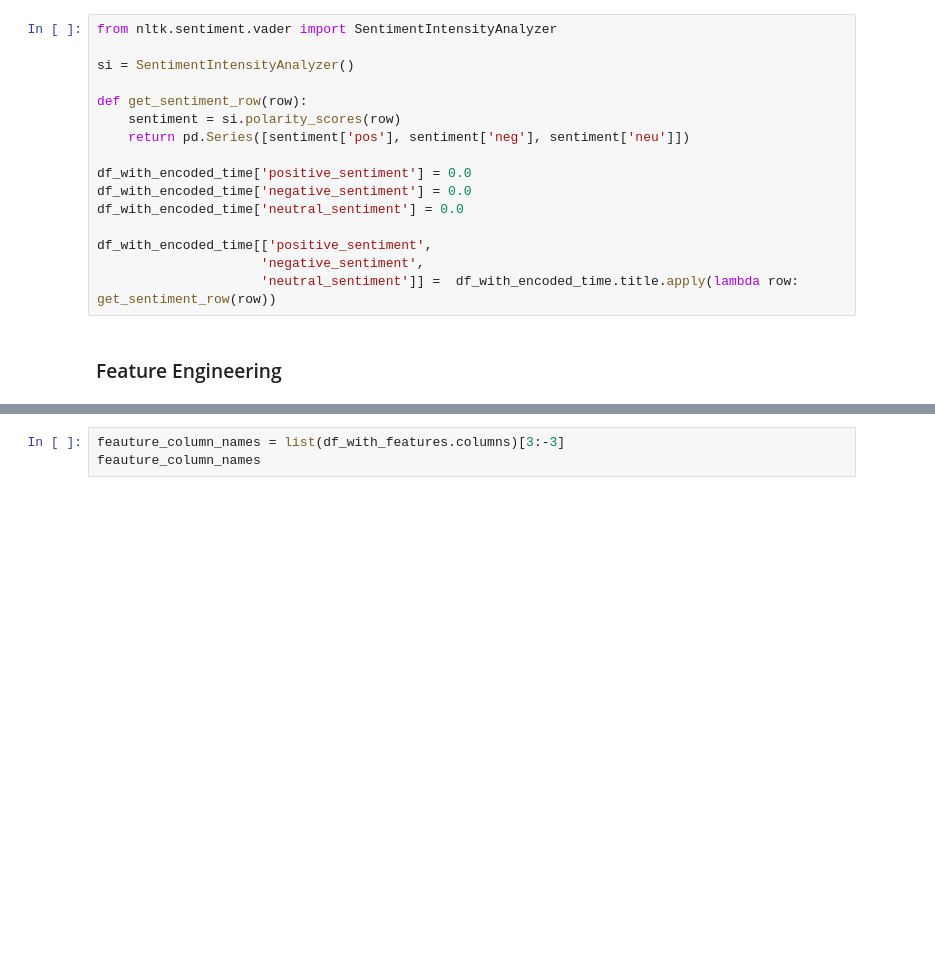
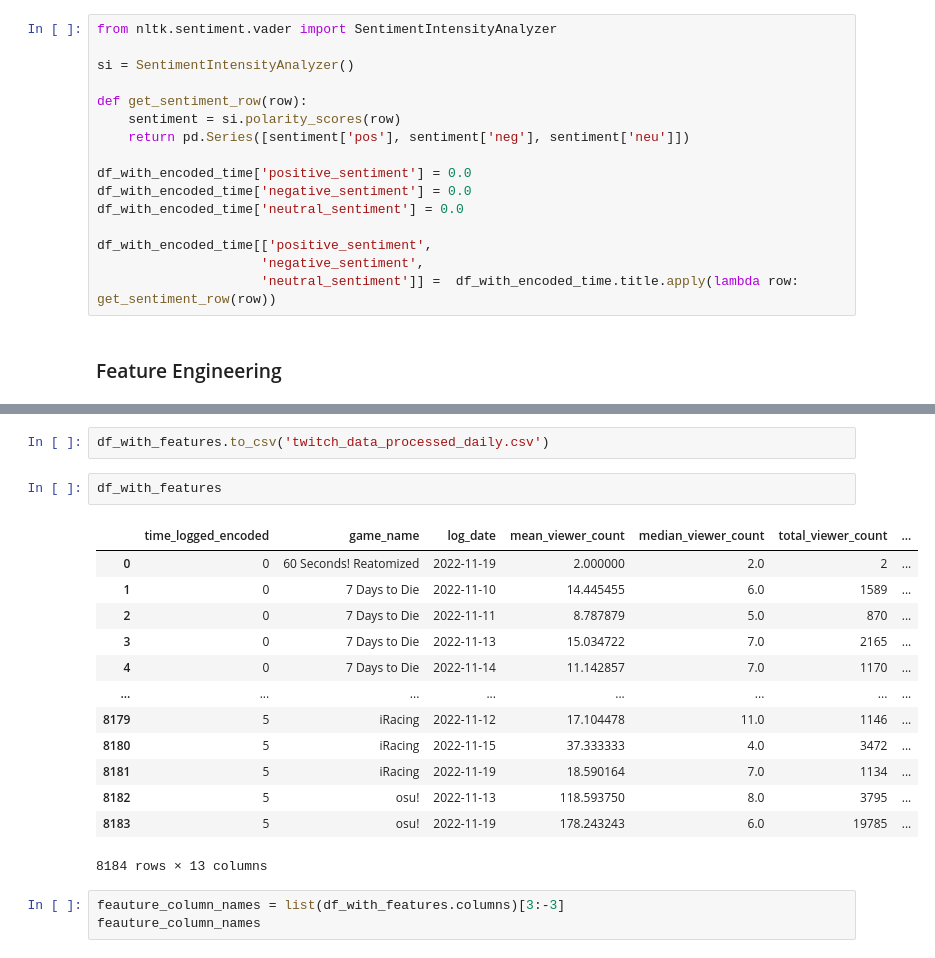
Before and after one commit to parthpahwa1/CSE-6242-Project, a Jupyter notebook: Twitch_PostgreSQL_database.ipynb, the cells around one changed output, grey strips where cells are left out. Drawn from its saved outputs; the diff is of its cells as text; blank space fills up the shorter version.

```diff
--- a/Twitch_PostgreSQL_database.ipynb
+++ b/Twitch_PostgreSQL_database.ipynb
@@ -264,3 +285,21 @@ df_with_features.head()
+# %%
+df_with_features.to_csv('twitch_data_processed_daily.csv')
+# %%
+df_with_features
+# %% [output]
+|  | time_logged_encoded | game_name | log_date | mean_viewer_count | median_viewer_count | total_viewer_count | ... |
+| 0 | 0 | 60 Seconds! Reatomized | 2022-11-19 | 2.000000 | 2.0 | 2 | ... |
+| 1 | 0 | 7 Days to Die | 2022-11-10 | 14.445455 | 6.0 | 1589 | ... |
+| 2 | 0 | 7 Days to Die | 2022-11-11 | 8.787879 | 5.0 | 870 | ... |
+| 3 | 0 | 7 Days to Die | 2022-11-13 | 15.034722 | 7.0 | 2165 | ... |
+| 4 | 0 | 7 Days to Die | 2022-11-14 | 11.142857 | 7.0 | 1170 | ... |
+| ... | ... | ... | ... | ... | ... | ... | ... |
+| 8179 | 5 | iRacing | 2022-11-12 | 17.104478 | 11.0 | 1146 | ... |
+| 8180 | 5 | iRacing | 2022-11-15 | 37.333333 | 4.0 | 3472 | ... |
+| 8181 | 5 | iRacing | 2022-11-19 | 18.590164 | 7.0 | 1134 | ... |
+| 8182 | 5 | osu! | 2022-11-13 | 118.593750 | 8.0 | 3795 | ... |
+| 8183 | 5 | osu! | 2022-11-19 | 178.243243 | 6.0 | 19785 | ... |
+8184 rows × 13 columns
 # %%
 feauture_column_names = list(df_with_features.columns)[3:-3]
 feauture_column_names
```
Also changed, not shown: parts of 8 cells of this notebook, 2 other files.
